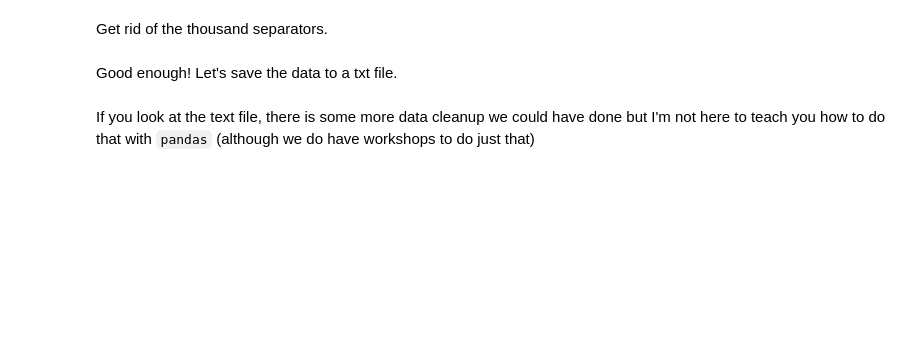
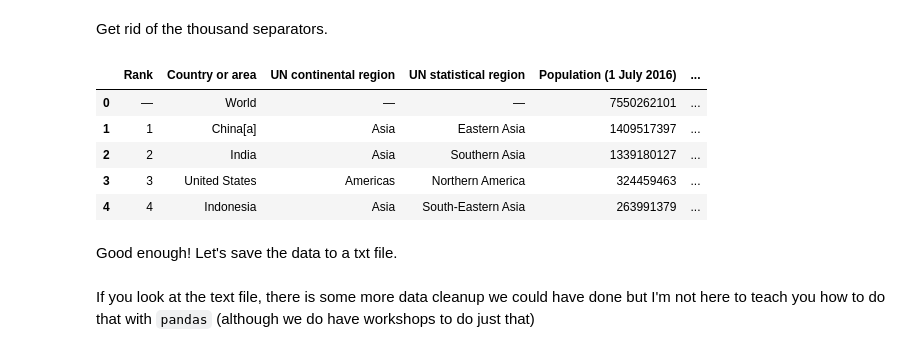
Before and after one commit to caocscar/workshops, a Jupyter notebook: webscraping/Web Scraping in Python.ipynb, the cells around one changed output. Cells and saved outputs as stored; diff of their text form; code cells hidden in the pictures; blank space fills up the shorter version.

```diff
--- a/webscraping/Web Scraping in Python.ipynb
+++ b/webscraping/Web Scraping in Python.ipynb
@@ -118,9 +182,16 @@ data.head(5)
 # %% [markdown]
 Get rid of the thousand separators.
 # %%
-data['Population (1 July 2016)'] = data['Population (1 July 2016)'].apply(lambda x: x.replace(',',''))
-data['Population (1 July 2015)'] = data['Population (1 July 2015)'].apply(lambda x: x.replace(',',''))
+data.iloc[:,-3] = data.iloc[:,-3].apply(lambda x: x.replace(',',''))
+data.iloc[:,-3] = data.iloc[:,-2].apply(lambda x: x.replace(',',''))
 data.head(5)
+# %% [output]
+|  | Rank | Country or area | UN continental region | UN statistical region | Population (1 July 2016) | ... |
+| 0 | — | World | — | — | 7550262101 | ... |
+| 1 | 1 | China[a] | Asia | Eastern Asia | 1409517397 | ... |
+| 2 | 2 | India | Asia | Southern Asia | 1339180127 | ... |
+| 3 | 3 | United States | Americas | Northern America | 324459463 | ... |
+| 4 | 4 | Indonesia | Asia | South-Eastern Asia | 263991379 | ... |
 # %% [markdown]
 Good enough! Let's save the data to a txt file.
 # %%
```
Also changed, not shown: parts of 64 cells of this notebook.
